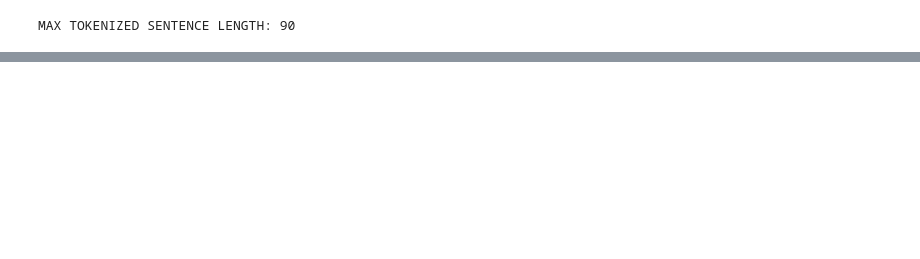
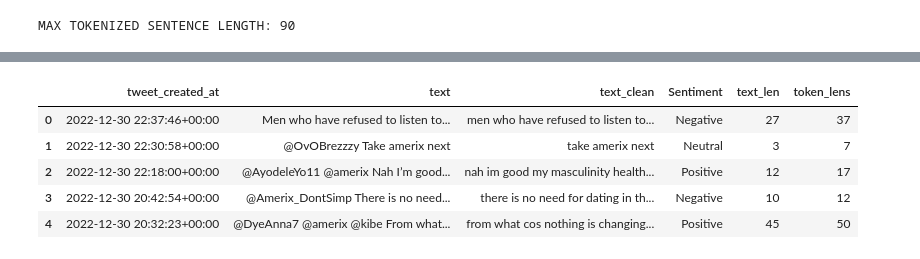
Before and after one commit to wessware/sentiment_analysis_on_masculinity_saturday, a Jupyter notebook: deeper-cleaning-and-eda.ipynb, the cells around one changed output, grey strips where cells are left out. Drawn from its saved outputs; the diff is of its cells as text; code cells hidden in the pictures; blank space fills up the shorter version.

Commit message:
appending the token column

```diff
--- a/deeper-cleaning-and-eda.ipynb
+++ b/deeper-cleaning-and-eda.ipynb
@@ -331,3 +331,14 @@ INDEX: 216121, TEXT: my yummy crabroe treat scallops in scallionoil amp ricotta
 INDEX: 216508, TEXT: my yummy baked radish amp crabroe agnesfoolproofdishes food foodie foodfriday treats yummyfood tasty tastythursday recipes easyrecipes tastytuesday yummymonday recipeoftheday home ...
 INDEX: 229471, TEXT: winky dinky dog with pastrami its not just a dog its a winky dinky dog winkydinkydog hotdogs gourmet gourmetdogs chilicheesedogs loadedpotatoes nachos food foodie cnn lakersnation ...
 INDEX: 230376, TEXT: chukua the atab 4g tablet pc for your kidsfor only ksh8000 sauti sol daniel adongo oburu odinga randy orton magoha welcome to arsenal beyonce raila eliud owalo mtkenyaarise vijana ...
+# %%
+df['token_lens'] = token_lens
+# %%
+df.head(5)
+# %% [output]
+|  | tweet_created_at | text | text_clean | Sentiment | text_len | token_lens |
+| 0 | 2022-12-30 22:37:46+00:00 | Men who have refused to listen to... | men who have refused to listen to... | Negative | 27 | 37 |
+| 1 | 2022-12-30 22:30:58+00:00 | @OvOBrezzzy Take amerix next | take amerix next | Neutral | 3 | 7 |
+| 2 | 2022-12-30 22:18:00+00:00 | @AyodeleYo11 @amerix Nah I’m good... | nah im good my masculinity health... | Positive | 12 | 17 |
+| 3 | 2022-12-30 20:42:54+00:00 | @Amerix_DontSimp There is no need... | there is no need for dating in th... | Negative | 10 | 12 |
+| 4 | 2022-12-30 20:32:23+00:00 | @DyeAnna7 @amerix @kibe From what... | from what cos nothing is changing... | Positive | 45 | 50 |
```
Also changed, not shown: parts of 1 cell of this notebook.
